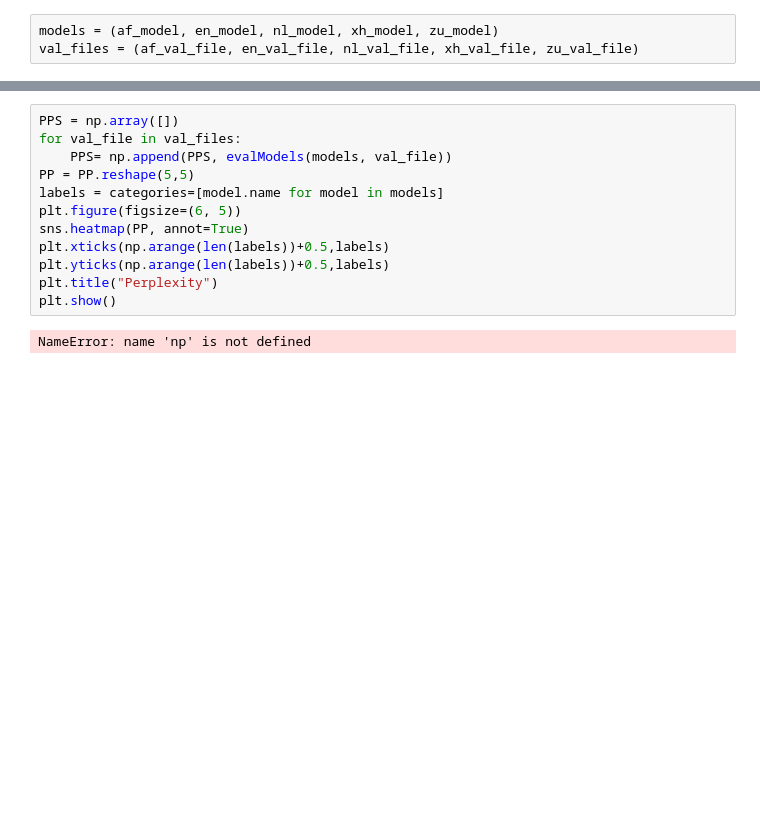
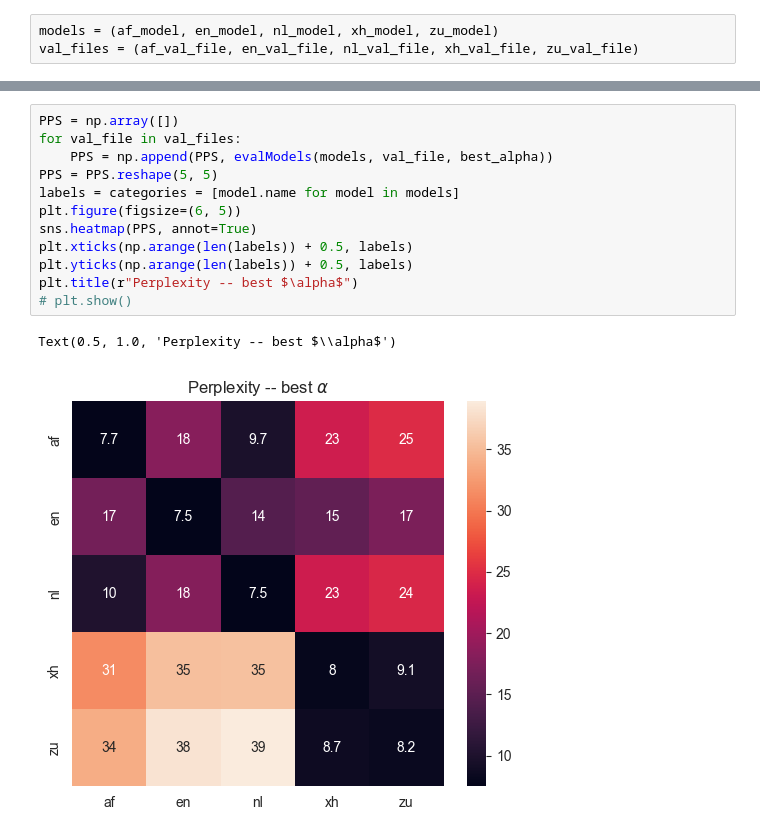
Before and after one commit to Fahazavana/NGramLMs_BPE, a Jupyter notebook: new.ipynb, the cells around one changed output, grey strips where cells are left out. Saved outputs shown, nothing was run; the diff lists cells and outputs as text; blank space fills up the shorter version.

Commit message:
Fixed ngram, text geneneration

```diff
--- a/new.ipynb
+++ b/new.ipynb
@@ -97,14 +124,15 @@ val_files = (af_val_file, en_val_file, nl_val_file, xh_val_file, zu_val_file)
 # %%
 PPS = np.array([])
 for val_file in val_files:
-    PPS= np.append(PPS, evalModels(models, val_file))
-PP = PP.reshape(5,5)
-labels = categories=[model.name for model in models]
+    PPS = np.append(PPS, evalModels(models, val_file, best_alpha))
+PPS = PPS.reshape(5, 5)
+labels = categories = [model.name for model in models]
 plt.figure(figsize=(6, 5))
-sns.heatmap(PP, annot=True)
-plt.xticks(np.arange(len(labels))+0.5,labels)
-plt.yticks(np.arange(len(labels))+0.5,labels)
-plt.title("Perplexity")
-plt.show()
+sns.heatmap(PPS, annot=True)
+plt.xticks(np.arange(len(labels)) + 0.5, labels)
+plt.yticks(np.arange(len(labels)) + 0.5, labels)
+plt.title(r"Perplexity -- best $\alpha$")
+# plt.show()
 # %% [output]
-NameError: name 'np' is not defined
+Text(0.5, 1.0, 'Perplexity -- best $\\alpha$')
+[figure, added]
```
Also changed, not shown: parts of 22 cells of this notebook, 1 other file.
